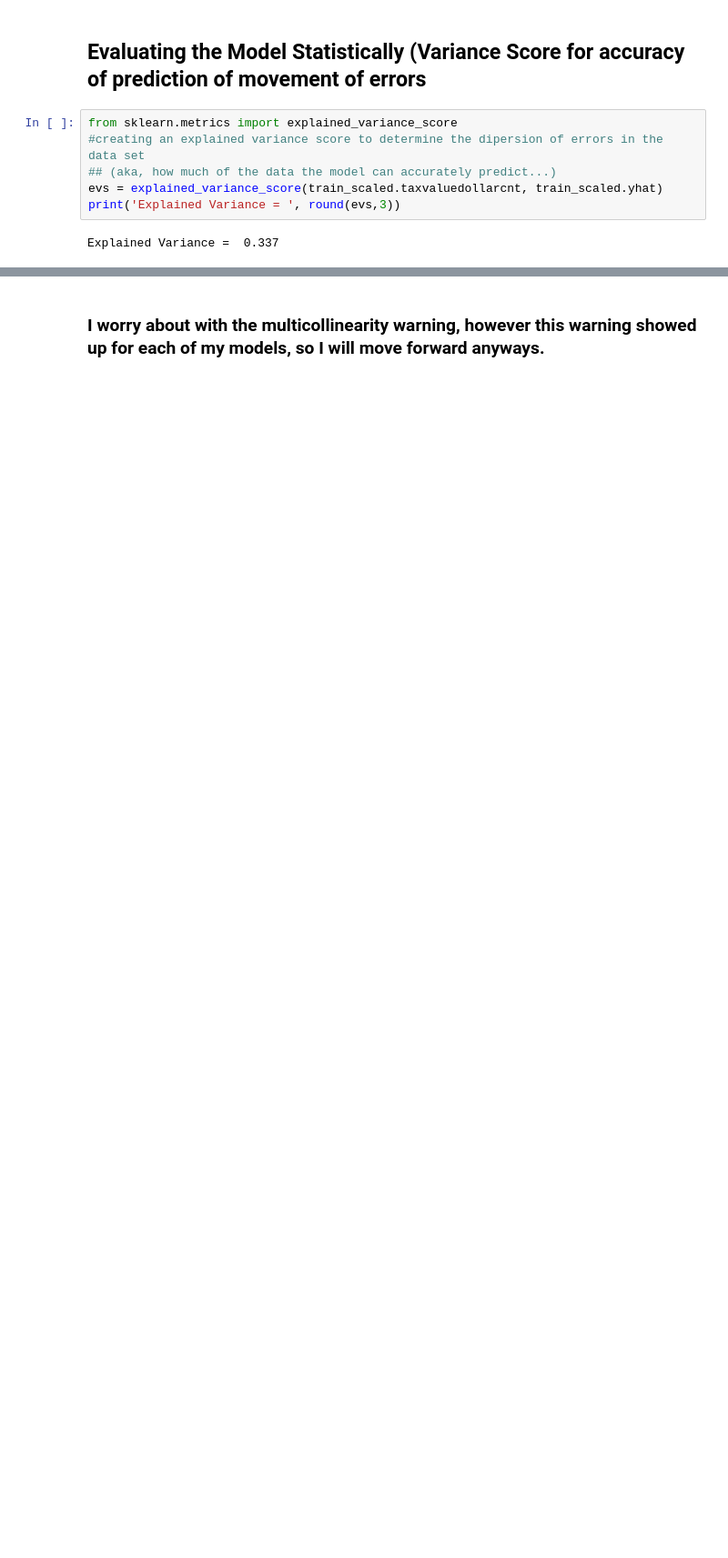
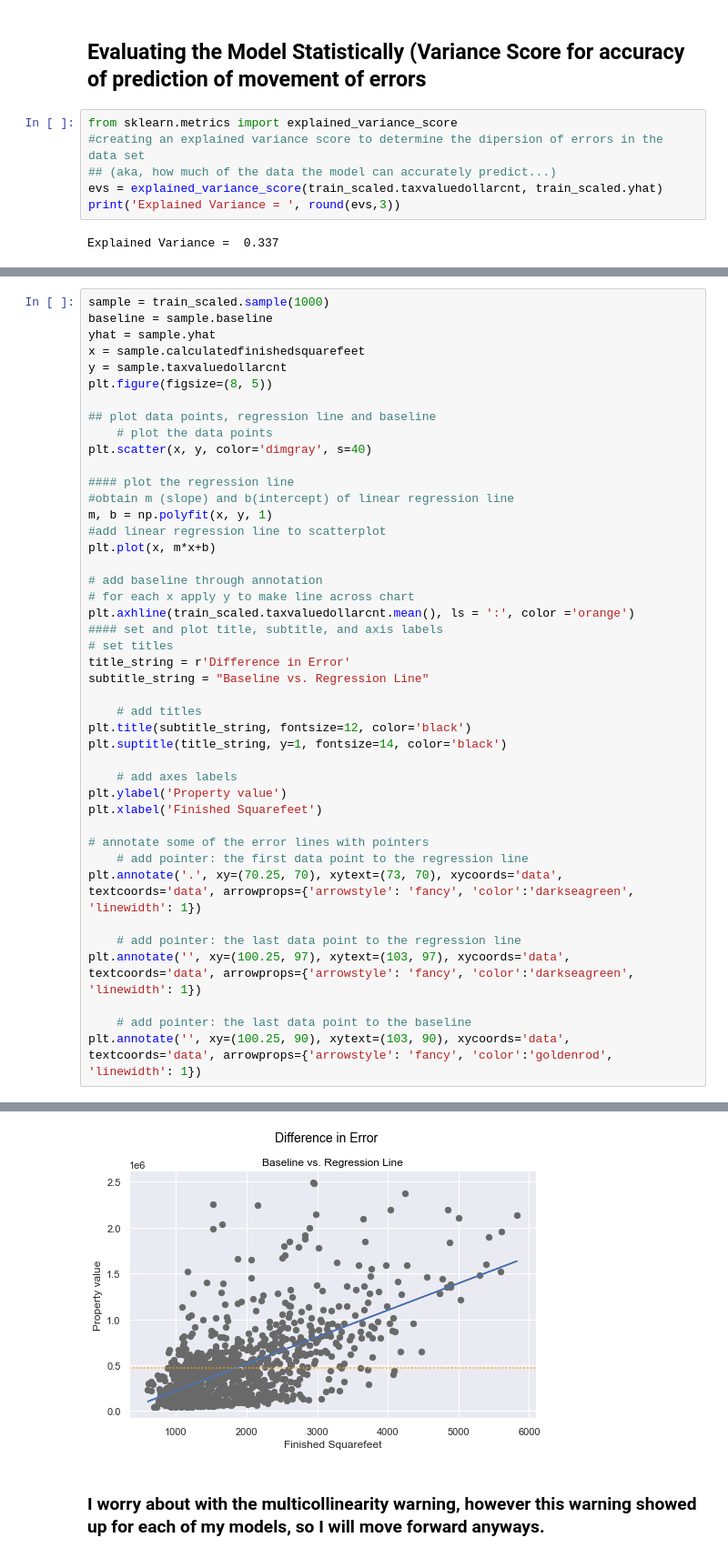
Before and after one commit to jeneyring/Regression_Final_Report, a Jupyter notebook: Final_Report.ipynb, the cells around one changed output, grey strips where cells are left out. Shown at 91% size. Saved outputs shown, nothing was run; the diff lists cells and outputs as text; blank space fills up the shorter version.

```diff
--- a/Final_Report.ipynb
+++ b/Final_Report.ipynb
@@ -294,0 +288,44 @@ strong multicollinearity or other numerical problems.
+# %%
+sample = train_scaled.sample(1000)
+baseline = sample.baseline
+yhat = sample.yhat
+x = sample.calculatedfinishedsquarefeet
+y = sample.taxvaluedollarcnt
+plt.figure(figsize=(8, 5))
+
+## plot data points, regression line and baseline
+    # plot the data points
+plt.scatter(x, y, color='dimgray', s=40)
+
+#### plot the regression line
+#obtain m (slope) and b(intercept) of linear regression line
+m, b = np.polyfit(x, y, 1)
+#add linear regression line to scatterplot
+plt.plot(x, m*x+b)
+
+# add baseline through annotation
+# for each x apply y to make line across chart
+plt.axhline(train_scaled.taxvaluedollarcnt.mean(), ls = ':', color ='orange')
+#### set and plot title, subtitle, and axis labels
+# set titles
+title_string = r'Difference in Error'
+subtitle_string = "Baseline vs. Regression Line"
+
+    # add titles
+plt.title(subtitle_string, fontsize=12, color='black')
+plt.suptitle(title_string, y=1, fontsize=14, color='black')
+
+    # add axes labels
+plt.ylabel('Property value')
+plt.xlabel('Finished Squarefeet')
+
+# annotate some of the error lines with pointers
+    # add pointer: the first data point to the regression line
+plt.annotate('.', xy=(70.25, 70), xytext=(73, 70), xycoords='data', textcoords='data', arrowprops={'arrowstyle': 'fancy', 'color':'darkseagreen', 'linewidth': 1})
+
+    # add pointer: the last data point to the regression line
+plt.annotate('', xy=(100.25, 97), xytext=(103, 97), xycoords='data', textcoords='data', arrowprops={'arrowstyle': 'fancy', 'color':'darkseagreen', 'linewidth': 1})
+
+    # add pointer: the last data point to the baseline
+plt.annotate('', xy=(100.25, 90), xytext=(103, 90), xycoords='data', textcoords='data', arrowprops={'arrowstyle': 'fancy', 'color':'goldenrod', 'linewidth': 1})
+# %% [output]
@@ -295,3 +333,4 @@ strong multicollinearity or other numerical problems.
+[figure, added]
 # %% [markdown]
 ### I worry about with the multicollinearity warning, however this warning showed up for each of my models, so I will move forward anyways.
 # %% [markdown]
```
Also changed, not shown: parts of 14 cells of this notebook, 2 other files.
